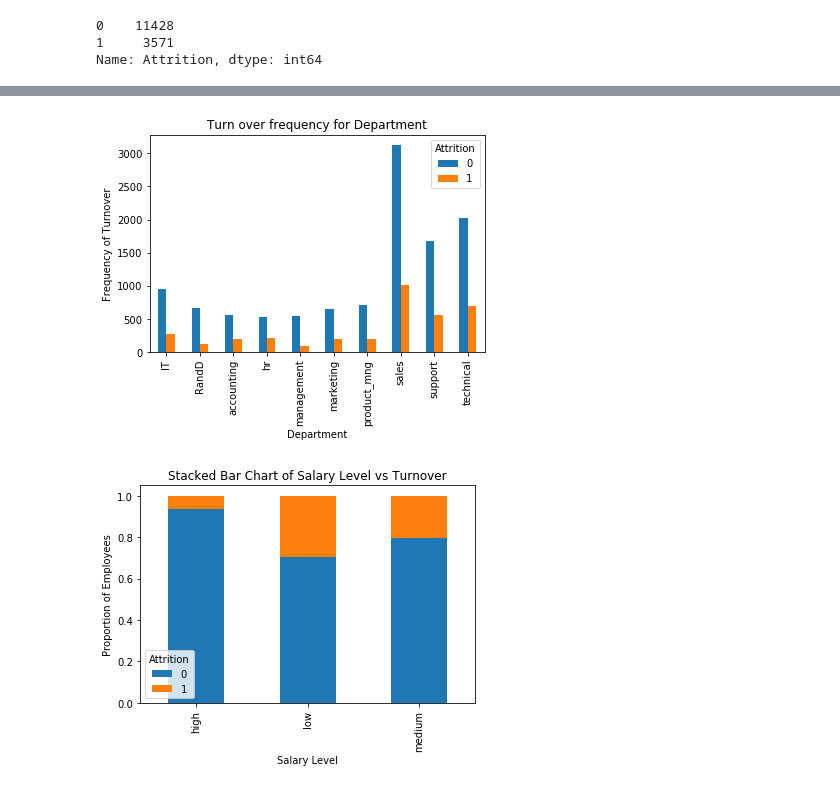
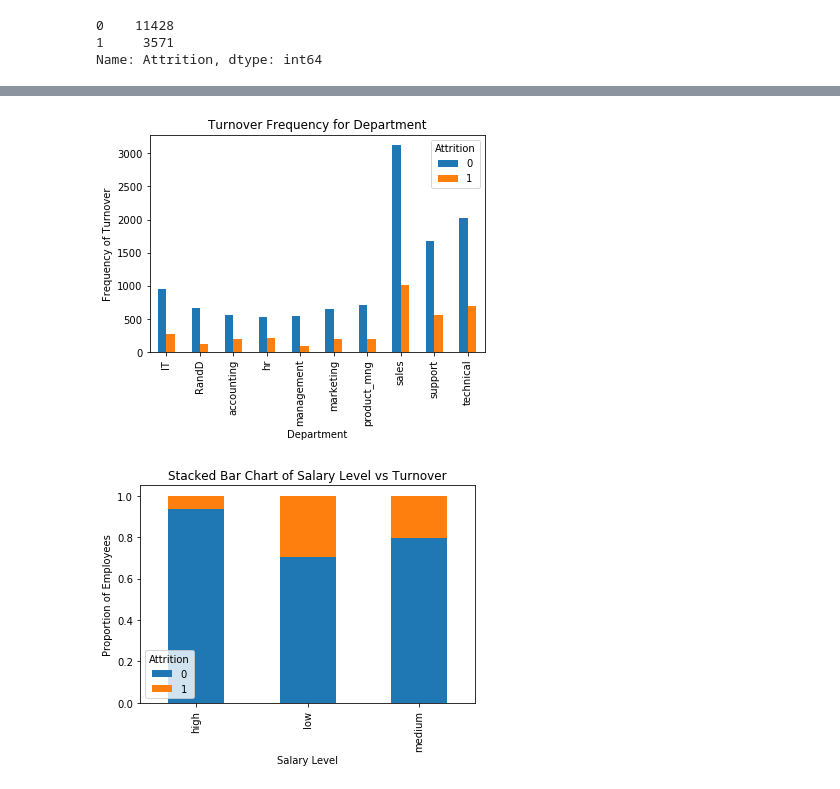
Before and after one commit to moseti1/predicting-employee-attrition, a Jupyter notebook: company_X_employee_attrition.ipynb, the cells around one changed output, grey strips where cells are left out. Cells and saved outputs as stored; diff of their text form; code cells hidden in the pictures.

```diff
--- a/company_X_employee_attrition.ipynb
+++ b/company_X_employee_attrition.ipynb
@@ -93,12 +136,23 @@ Name: Attrition, dtype: int64
+# %%
+%matplotlib inline
+import matplotlib.pyplot as plt
+
+pd.crosstab(full_data.dept,full_data.Attrition).plot(kind='bar')
+plt.title('Turnover Frequency for Department')
+plt.xlabel('Department')
+plt.ylabel('Frequency of Turnover')
+plt.savefig('img/department_bar_chart')
+# %% [output]
+[figure, added]
 # %%
 #do visualitions
-pd.crosstab(full_data.dept,full_data.Attrition).plot(kind='bar')
-plt.title('Turn over frequency for Department')
-plt.xlabel('Department')
-plt.ylabel('Frequency of Turnover')
-plt.savefig('department_bar_chart')
+def bar_plot(full_data):
+    pd.crosstab(full_data.dept,full_data.Attrition).plot(kind='bar')
+    plt.title('Turn over frequency for Department')
+    plt.xlabel('Department')
+    plt.ylabel('Frequency of Turnover')
+    plt.show()
+    plt.savefig('img/department_bar_chart')
-# %% [output]
-[figure, removed]
 # %%
 #Bar chart for employee salary level and the frequency of turnover
 table=pd.crosstab(full_data.salary, full_data.Attrition)
```
Also changed, not shown: parts of 22 cells of this notebook, 10 other files.
